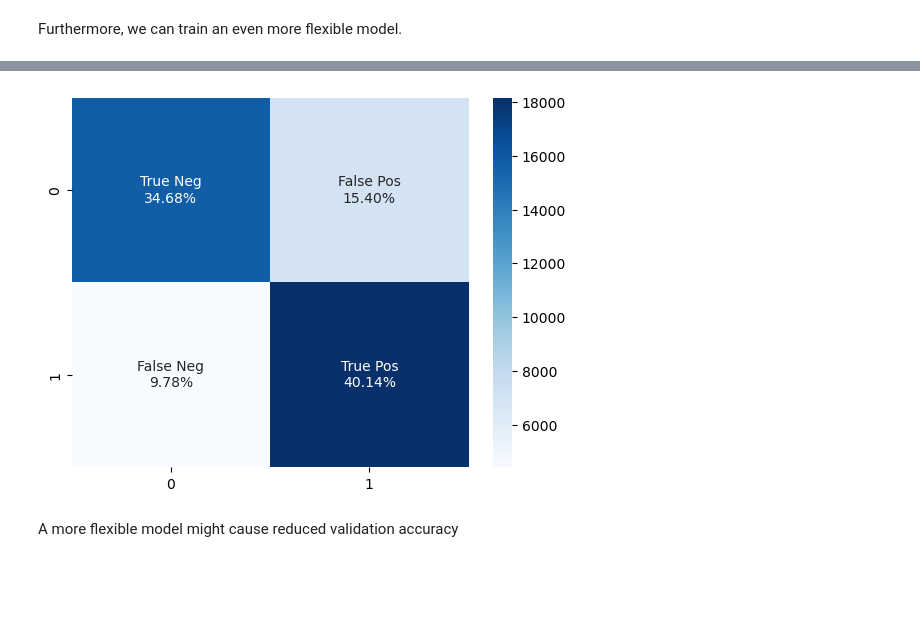
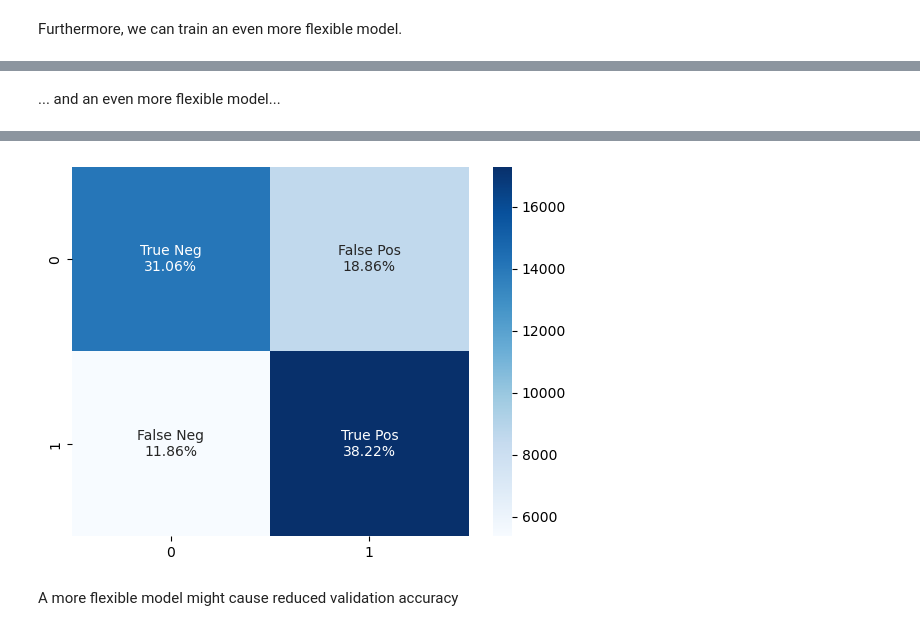
Before and after one commit to mbertani/responsible-datascience-ws, a Jupyter notebook: reproducible-ml/clean_modeling.ipynb, the cells around one changed output, grey strips where cells are left out. Saved outputs shown, nothing was run; the diff lists cells and outputs as text; code cells hidden in the pictures; blank space fills up the shorter version.

```diff
--- a/reproducible-ml/clean_modeling.ipynb
+++ b/reproducible-ml/clean_modeling.ipynb
@@ -68,6 +70,6 @@ X_train, X_valid, y_train, y_valid = utils.prepare_data(
     data_in, features_of_interest, "Diabetes_binary", 0.2, seed=RANDOM_SEED
 )
 # %%
-svm_model = SVC(kernel="poly", degree=5, random_state=RANDOM_SEED)
+svm_model = SVC(kernel="linear", random_state=RANDOM_SEED)
 fitted_svm_model = utils.train_eval_model(svm_model, X_train, y_train)
 # %% [output]
@@ -85,3 +87,6 @@ features_of_interest = data_in.columns
 X_train, X_valid, y_train, y_valid = utils.prepare_data(
     data_in, features_of_interest, "Diabetes_binary", 0.2, seed=RANDOM_SEED
 )
+# %%
+svm_model_lin = SVC(kernel="poly", degree=5, random_state=RANDOM_SEED)
+fitted_svm_model_lin = utils.train_eval_model(svm_model_lin, X_train, y_train)
@@ -88,2 +101,5 @@ X_train, X_valid, y_train, y_valid = utils.prepare_data(
 # %% [markdown]
 Furthermore, we can train an even more flexible model.
+# %%
+svm_model_poly = SVC(kernel="poly", degree=5, random_state=RANDOM_SEED)
+fitted_svm_model_poly = utils.train_eval_model(svm_model_poly, X_train, y_train)
@@ -90,4 +114,6 @@ Furthermore, we can train an even more flexible model.
+# %% [markdown]
+... and an even more flexible model...
 # %%
-svm_model = SVC(kernel="rbf", gamma="scale", random_state=RANDOM_SEED)
-fitted_svm_model = utils.train_eval_model(svm_model, X_train, y_train)
+svm_model_rbf = SVC(kernel="rbf", gamma="scale", random_state=RANDOM_SEED)
+fitted_svm_model_rbf = utils.train_eval_model(svm_model_rbf, X_train, y_train)
 # %% [output]
@@ -95,4 +121,4 @@ fitted_svm_model = utils.train_eval_model(svm_model, X_train, y_train)
-[figure, old version]
+[figure, new version]
 # %% [markdown]
 A more flexible model might cause reduced validation accuracy
 # %%
```
Also changed, not shown: parts of 13 cells of this notebook, 14 other files.
